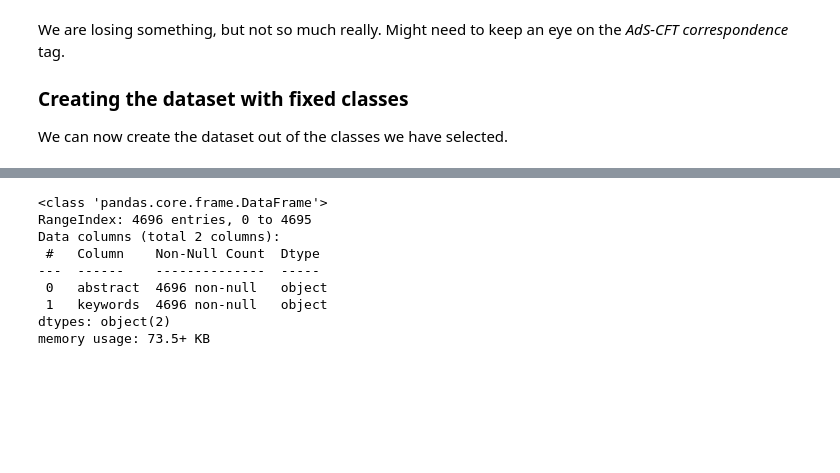
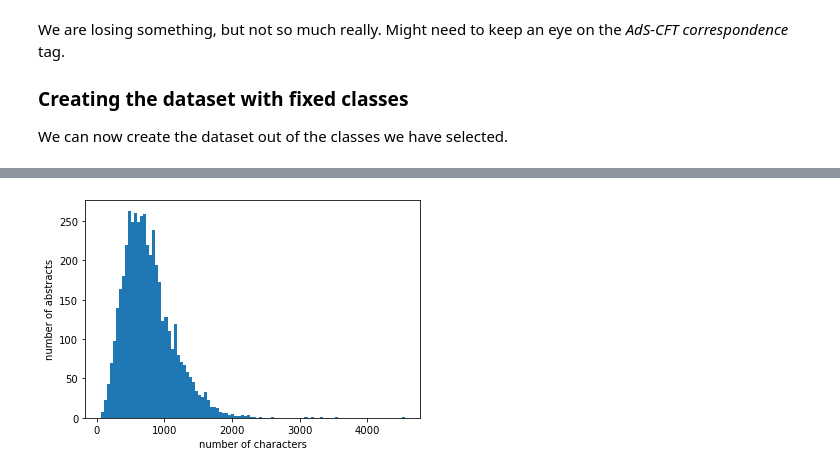
Before and after one commit to carlosparaciari/abstract-classification-supervised, a Jupyter notebook: paper_classification.ipynb, the cells around one changed output, grey strips where cells are left out. Cells and saved outputs as stored; diff of their text form; code cells hidden in the pictures; blank space fills up the shorter version.

Commit message:
study of abstract and titles performed. Fields have been cleaned

```diff
--- a/paper_classification.ipynb
+++ b/paper_classification.ipynb
@@ -227,0 +263,11 @@ df_tags.sample(n=7)
+# %%
+abstract_length = df_tags['abstract'].apply(len).to_numpy()
+
+min_length = min(abstract_length)
+max_length = max(abstract_length)
+
+mean_length = np.mean(abstract_length)
+median_length = np.median(abstract_length)
+
+print('The length of the abstracts ranges between {} and {} characters'.format(min_length,max_length))
+print('The mean length is {}, the median is {}'.format(int(mean_length),int(median_length)))
@@ -228,12 +296,7 @@ df_tags.sample(n=7)
 # %%
-df_tags.info()
+plt.hist(abstract_length,100)
+plt.xlabel('number of characters')
+plt.ylabel('number of abstracts')
+plt.show()
 # %% [output]
-<class 'pandas.core.frame.DataFrame'>
-RangeIndex: 4696 entries, 0 to 4695
-Data columns (total 2 columns):
- #   Column    Non-Null Count  Dtype
----  ------    --------------  -----
- 0   abstract  4696 non-null   object
- 1   keywords  4696 non-null   object
-dtypes: object(2)
-memory usage: 73.5+ KB
+[figure, added]
```
Also changed, not shown: parts of 61 cells of this notebook, 1 other file.
